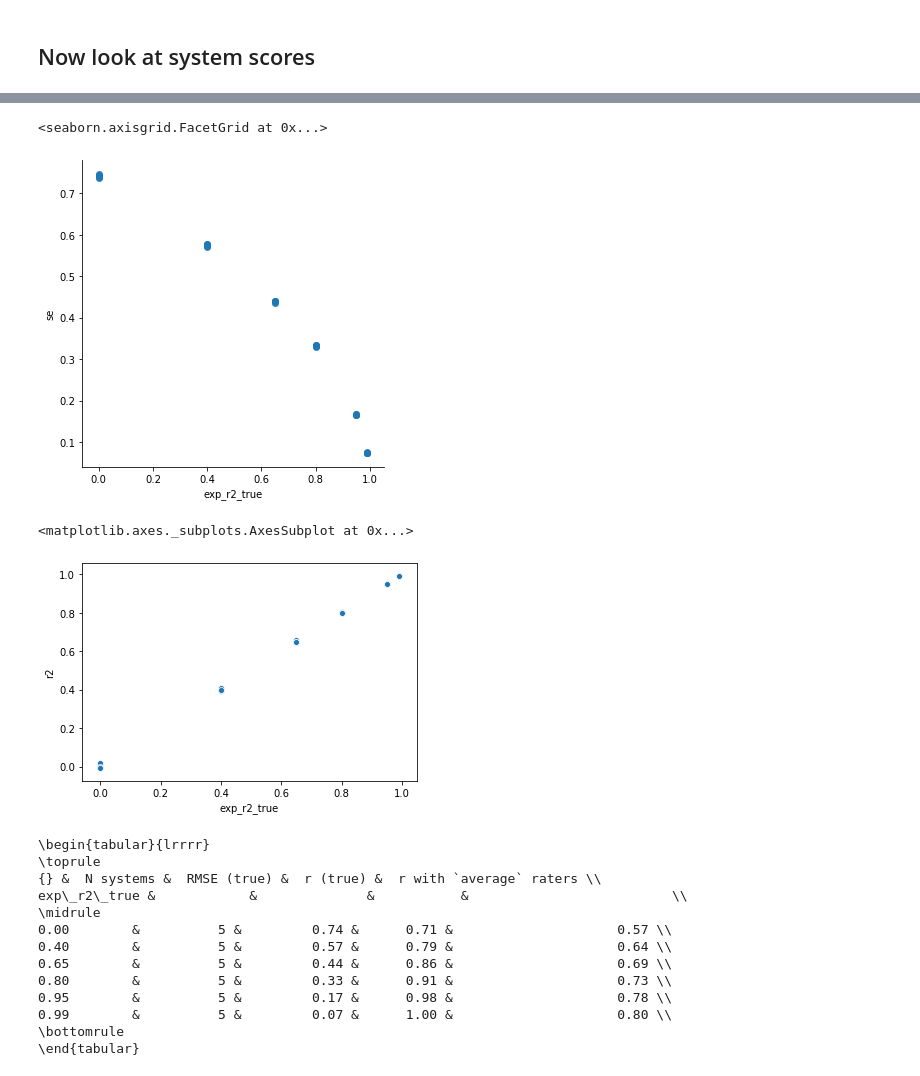
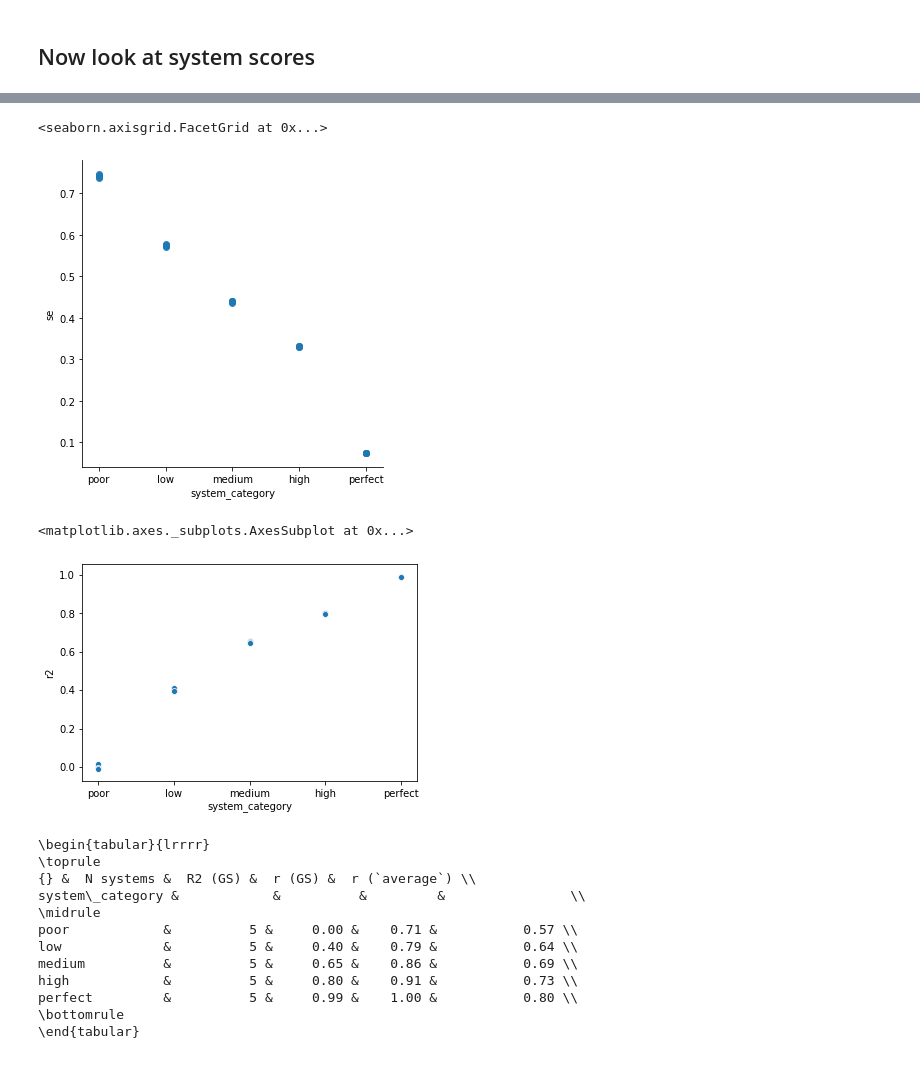
Before and after one commit to EducationalTestingService/prmse-simulations, a Jupyter notebook: notebooks/simulate_data.ipynb, the cells around one changed output, grey strips where cells are left out. Saved outputs shown, nothing was run; the diff lists cells and outputs as text; code cells hidden in the pictures.

```diff
--- a/notebooks/simulate_data.ipynb
+++ b/notebooks/simulate_data.ipynb
@@ -125,7 +125,8 @@ for i in range(0, len(n_systems)):
         system_error = np.random.normal(0, error, N_responses)
         df[system_name] = true_scores + system_error
         df_system = pd.DataFrame({'system_id': [system_name],
-                                  'exp_r2_true': config['system_r2'][i]})
+                                  'exp_r2_true': config['system_r2'][i],
+                                  'system_category': config['system_categories'][i]})
         systems.append(df_system)
         system_index += 1
 
@@ -239,42 +240,44 @@ df_long = df.melt(id_vars = ['true'],
 df_long['se'] = (df_long['score'] - df_long['true'])**2
 df_by_system = df_long.groupby('system_id')['se'].apply(lambda x: np.sqrt(np.mean(x))).reset_index()
 df_long_with_mse = pd.merge(df_by_system, df_systems)
-sns.lmplot(x='exp_r2_true', y='se', data=df_long_with_mse, fit_reg=False)
+sns.lmplot(x='system_category', y='se', data=df_long_with_mse, fit_reg=False)
 # %% [output]
 <seaborn.axisgrid.FacetGrid at 0x...>
-[figure, old version]
+[figure, new version]
 # %%
 # r2 with true score
 df_r2 = df_long.groupby('system_id').apply(lambda x: r2_score(x['true'], x['score'])).reset_index()
 df_r2.columns = ['system_id', 'r2']
 df_r2_with_mse = pd.merge(df_r2, df_systems)
-sns.scatterplot(x='exp_r2_true', y='r2', data=df_r2_with_mse)
+sns.scatterplot(x='system_category', y='r2', data=df_r2_with_mse)
 # %% [output]
 <matplotlib.axes._subplots.AxesSubplot at 0x...>
-[figure, old version]
+[figure, new version]
 # %%
 # create a table for the paper
 
-tab_r2 = df_r2_with_mse.groupby('exp_r2_true')['r2'].mean()
-tab_rmse = df_long_with_mse.groupby('exp_r2_true')['se'].mean()
-tab_corr_average = df_sys_human.groupby(['category', 'exp_r2_true'])['corr'].mean().unstack().loc['average'].transpose()
-tab_corr_true = df_true_with_cat.groupby('exp_r2_true')['corr'].mean()
+tab_r2 = df_r2_with_mse.groupby('system_category')['r2'].mean()
+tab_rmse = df_long_with_mse.groupby('system_category')['se'].mean()
+tab_corr_average = df_sys_human.groupby(['category', 'system_category'])['corr'].mean().unstack().loc['average'].transpose()
+tab_corr_true = df_true_with_cat.groupby('system_category')['corr'].mean()
 tab_res = pd.concat([tab_r2, tab_rmse, tab_corr_average, tab_corr_true], axis=1)
-tab_res.columns = ['Observed R2', 'RMSE (true)', "r with `average` raters", 'r (true)']
+tab_res.columns = ['R2 (GS)', 'RMSE (GS)', "r (`average`)", 'r (GS)']
 tab_res['N systems'] = config['n_systems']
-print(tab_res[['N systems', 'RMSE (true)',  'r (true)', "r with `average` raters"]].to_latex(float_format='%.2f'))
+print(tab_res[['N systems',
+               'R2 (GS)',
+               'r (GS)',
+               "r (`average`)"]].loc[config['system_categories']].to_latex(float_format='%.2f'))
 # %% [output]
 \begin{tabular}{lrrrr}
 \toprule
-{} &  N systems &  RMSE (true) &  r (true) &  r with `average` raters \\
-exp\_r2\_true &            &              &           &                          \\
+{} &  N systems &  R2 (GS) &  r (GS) &  r (`average`) \\
+system\_category &            &          &         &                \\
 \midrule
-0.00        &          5 &         0.74 &      0.71 &                     0.57 \\
-0.40        &          5 &         0.57 &      0.79 &                     0.64 \\
-0.65        &          5 &         0.44 &      0.86 &                     0.69 \\
-0.80        &          5 &         0.33 &      0.91 &                     0.73 \\
-0.95        &          5 &         0.17 &      0.98 &                     0.78 \\
-0.99        &          5 &         0.07 &      1.00 &                     0.80 \\
+poor            &          5 &     0.00 &    0.71 &           0.57 \\
+low             &          5 &     0.40 &    0.79 &           0.64 \\
+medium          &          5 &     0.65 &    0.86 &           0.69 \\
+high            &          5 &     0.80 &    0.91 &           0.73 \\
+perfect         &          5 &     0.99 &    1.00 &           0.80 \\
 \bottomrule
 \end{tabular}
 # %%
```
Also changed, not shown: parts of 3 cells of this notebook, 5 other files.
